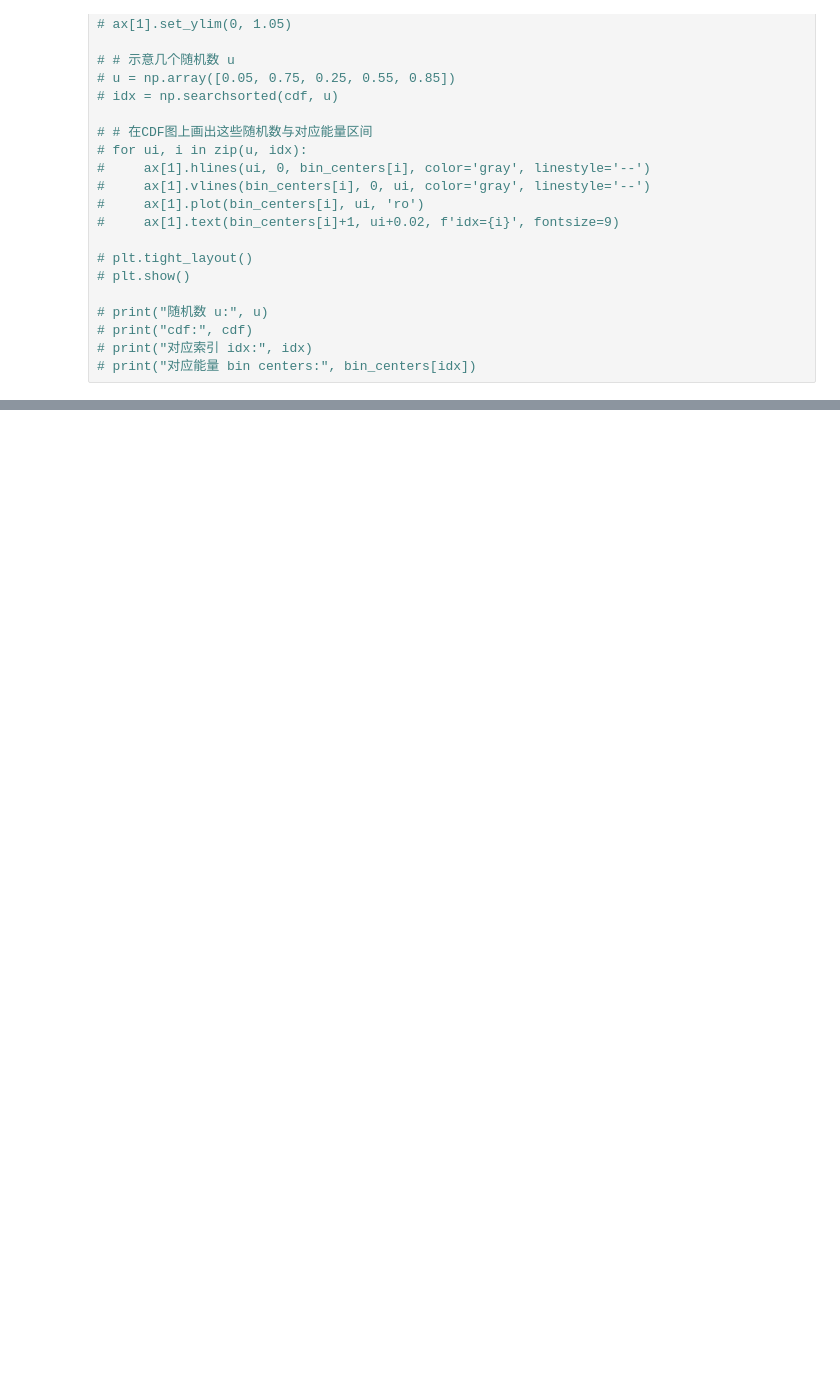
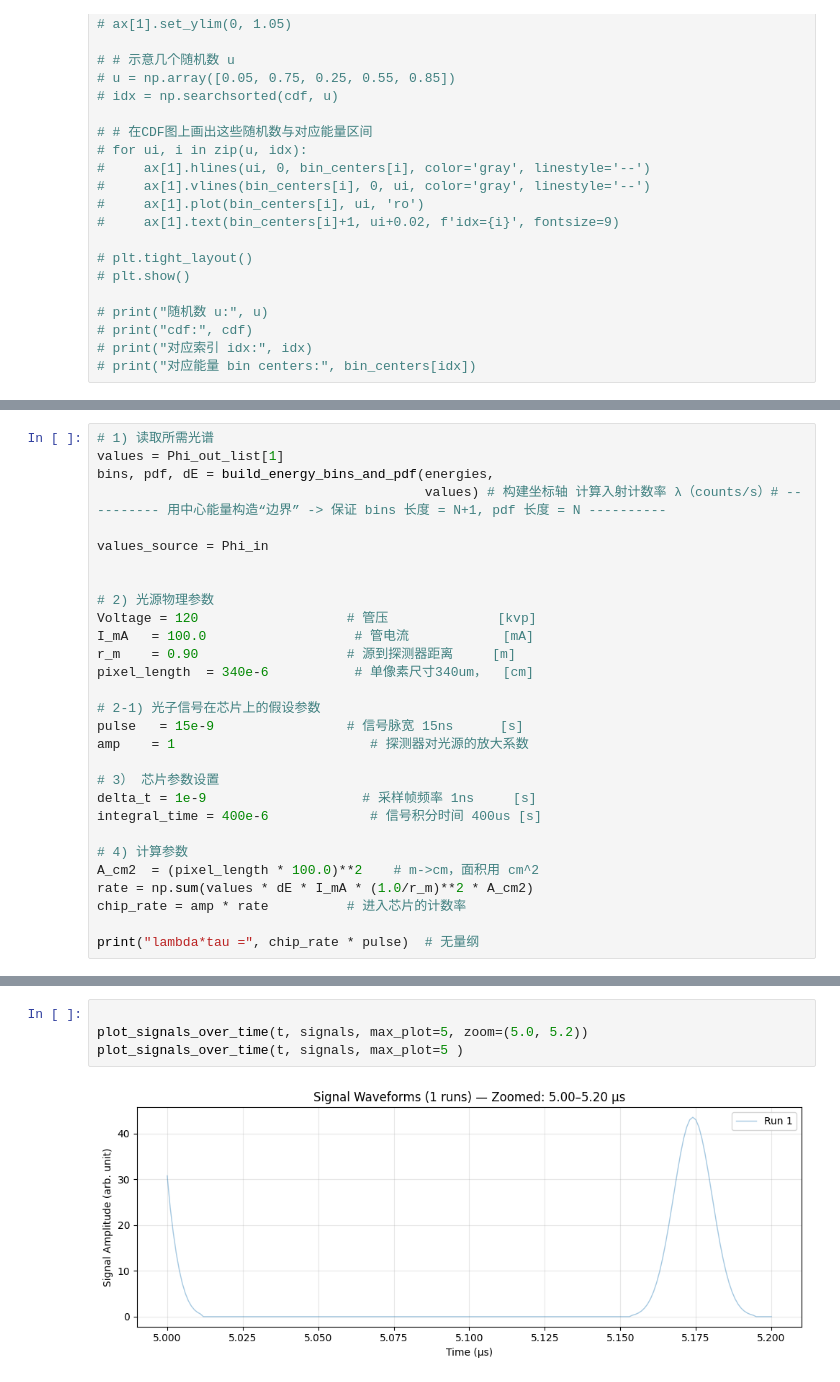
Before and after one commit to lifei-china/PhotonDetector, a Jupyter notebook: poisson_signal_generator.ipynb, the cells around one changed output, grey strips where cells are left out. Drawn from its saved outputs; the diff is of its cells as text; blank space fills up the shorter version.

```diff
--- a/poisson_signal_generator.ipynb
+++ b/poisson_signal_generator.ipynb
@@ -88,0 +80,29 @@ lambda*tau = 0.17399776424420155
+# %%
+# 1) 读取所需光谱
+values = Phi_out_list[1]
+bins, pdf, dE = build_energy_bins_and_pdf(energies,
+                                          values) # 构建坐标轴 计算入射计数率 λ（counts/s）# ---------- 用中心能量构造“边界” -> 保证 bins 长度 = N+1, pdf 长度 = N ----------
+
+values_source = Phi_in
+
+
+# 2) 光源物理参数
+Voltage = 120                   # 管压              [kvp]
+I_mA   = 100.0                   # 管电流            [mA]
+r_m    = 0.90                   # 源到探测器距离     [m]
+pixel_length  = 340e-6           # 单像素尺寸340um，  [cm]
+
+# 2-1) 光子信号在芯片上的假设参数
+pulse   = 15e-9                 # 信号脉宽 15ns      [s]
+amp    = 1                         # 探测器对光源的放大系数
+
+# 3） 芯片参数设置
+delta_t = 1e-9                    # 采样帧频率 1ns     [s]
+integral_time = 400e-6             # 信号积分时间 400us [s]
+
+# 4) 计算参数
+A_cm2  = (pixel_length * 100.0)**2    # m->cm，面积用 cm^2
+rate = np.sum(values * dE * I_mA * (1.0/r_m)**2 * A_cm2)
+chip_rate = amp * rate          # 进入芯片的计数率
+
+print("lambda*tau =", chip_rate * pulse)  # 无量纲
@@ -126,0 +145,6 @@ plot_signals_grid(t, signals, max_plot=4, zoom=(5.0, 5.2))
+# %%
+
+plot_signals_over_time(t, signals, max_plot=5, zoom=(5.0, 5.2))
+plot_signals_over_time(t, signals, max_plot=5 )
+# %% [output]
+[figure, added]
```
Also changed, not shown: parts of 15 cells of this notebook, 2 other files.
